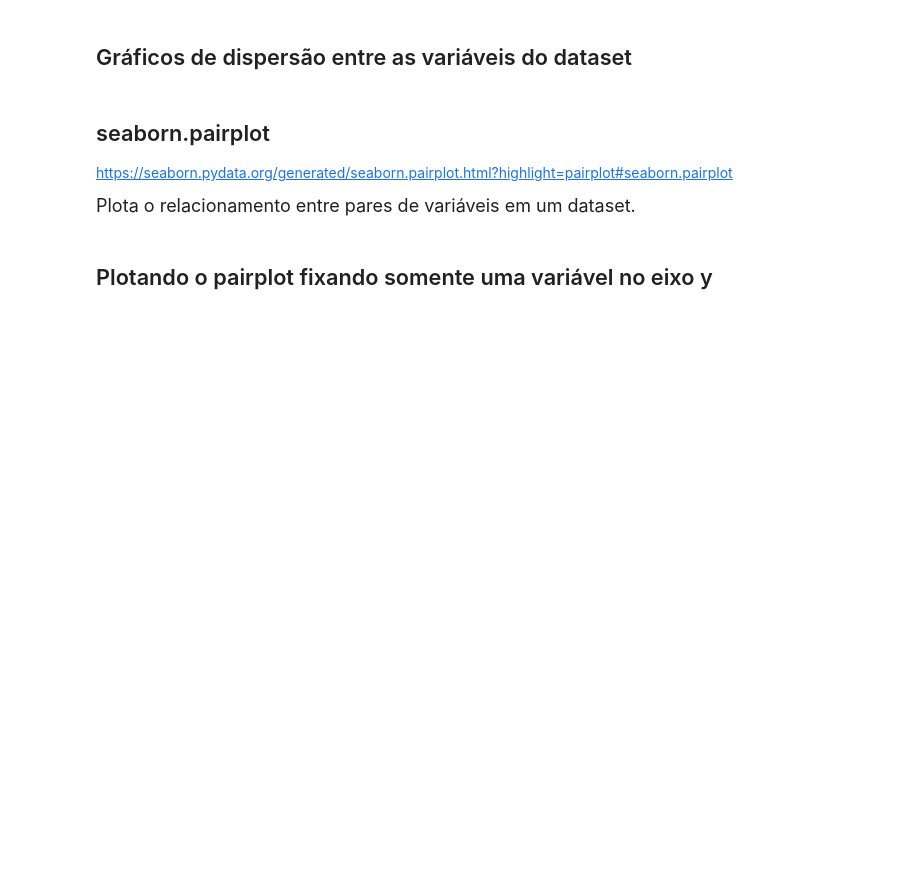
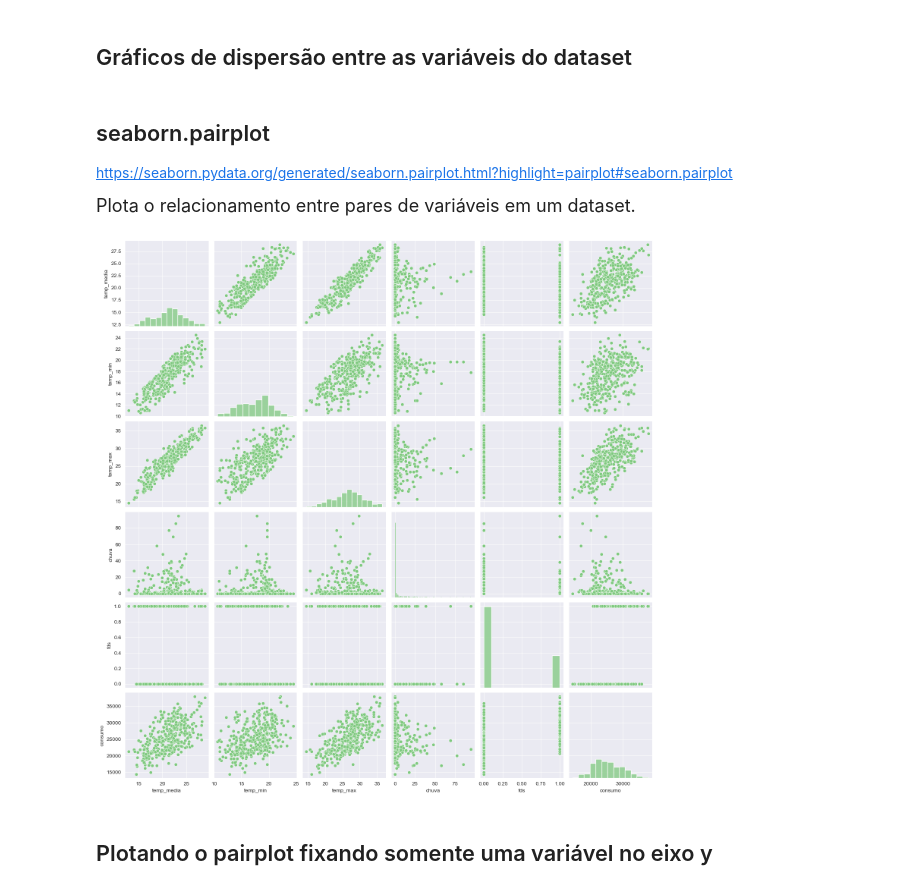
Before and after one commit to ledsouza/reg-linear, a Jupyter notebook: Projeto/Regressão Linear.ipynb, the cells around one changed output. Cells and saved outputs as stored; diff of their text form; code cells hidden in the pictures; blank space fills up the shorter version.

```diff
--- a/Projeto/Regressão Linear.ipynb
+++ b/Projeto/Regressão Linear.ipynb
@@ -201,5 +201,9 @@ ax
 https://seaborn.pydata.org/generated/seaborn.pairplot.html?highlight=pairplot#seaborn.pairplot
 
 <p style='font-size: 18px; line-height: 2; margin: 10px 50px; text-align: justify;'>Plota o relacionamento entre pares de variáveis em um dataset.</p>
+# %%
+ax = sns.pairplot(dados)
+# %% [output]
+[figure, added]
 # %% [markdown]
 ## Plotando o pairplot fixando somente uma variável no eixo y
```
Also changed, not shown: parts of 7 cells of this notebook.
